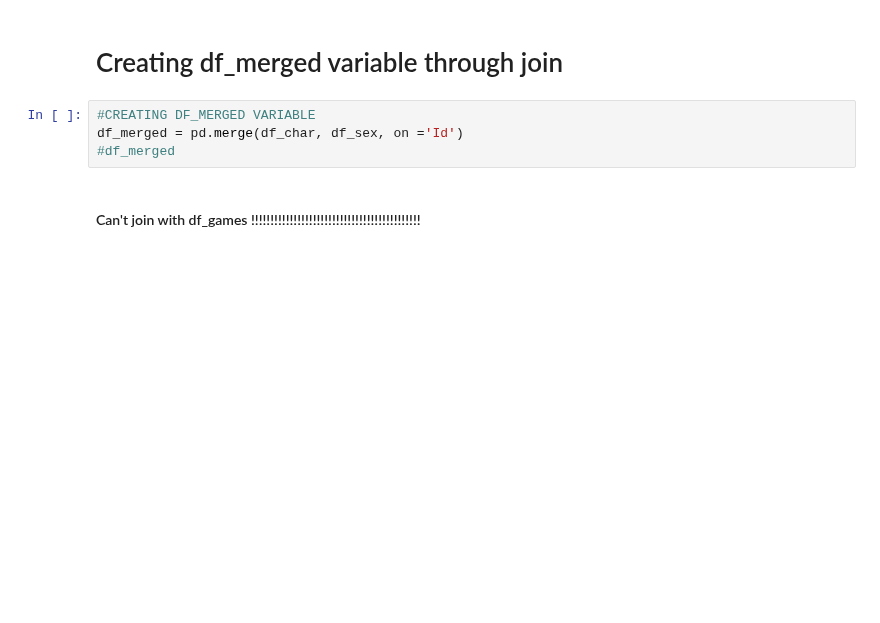
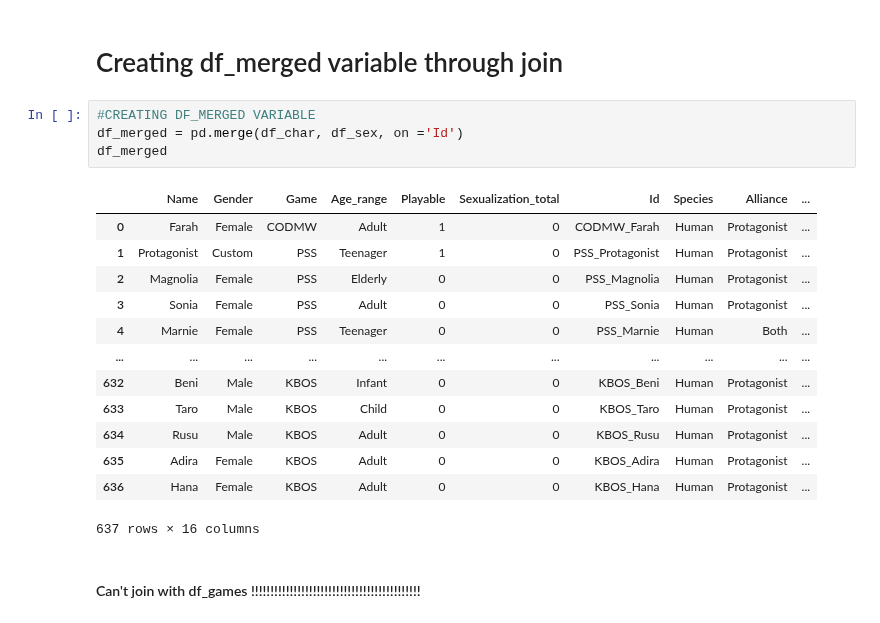
Before and after one commit to hayleyyryan/CFG_Degree_Project_Group_4, a Jupyter notebook: Jupyter_notebook/sexualized_data_exploration.ipynb, the cells around one changed output. Cells and saved outputs as stored; diff of their text form; blank space fills up the shorter version.

```diff
--- a/Jupyter_notebook/sexualized_data_exploration.ipynb
+++ b/Jupyter_notebook/sexualized_data_exploration.ipynb
@@ -92,6 +94,20 @@ Index(['Id', 'Sexualized_clothing', 'Trophy', 'Damsel in Distress',
 # %%
 #CREATING DF_MERGED VARIABLE
 df_merged = pd.merge(df_char, df_sex, on ='Id')
-#df_merged
+df_merged
+# %% [output]
+|  | Name | Gender | Game | Age_range | Playable | Sexualization_total | Id | Species | Alliance | ... |
+| 0 | Farah | Female | CODMW | Adult | 1 | 0 | CODMW_Farah | Human | Protagonist | ... |
+| 1 | Protagonist | Custom | PSS | Teenager | 1 | 0 | PSS_Protagonist | Human | Protagonist | ... |
+| 2 | Magnolia | Female | PSS | Elderly | 0 | 0 | PSS_Magnolia | Human | Protagonist | ... |
+| 3 | Sonia | Female | PSS | Adult | 0 | 0 | PSS_Sonia | Human | Protagonist | ... |
+| 4 | Marnie | Female | PSS | Teenager | 0 | 0 | PSS_Marnie | Human | Both | ... |
+| ... | ... | ... | ... | ... | ... | ... | ... | ... | ... | ... |
+| 632 | Beni | Male | KBOS | Infant | 0 | 0 | KBOS_Beni | Human | Protagonist | ... |
+| 633 | Taro | Male | KBOS | Child | 0 | 0 | KBOS_Taro | Human | Protagonist | ... |
+| 634 | Rusu | Male | KBOS | Adult | 0 | 0 | KBOS_Rusu | Human | Protagonist | ... |
+| 635 | Adira | Female | KBOS | Adult | 0 | 0 | KBOS_Adira | Human | Protagonist | ... |
+| 636 | Hana | Female | KBOS | Adult | 0 | 0 | KBOS_Hana | Human | Protagonist | ... |
+637 rows × 16 columns
 # %% [markdown]
 #### Can't join with df_games !!!!!!!!!!!!!!!!!!!!!!!!!!!!!!!!!!!!!!!!!!!!
```
Also changed, not shown: parts of 5 cells of this notebook.
